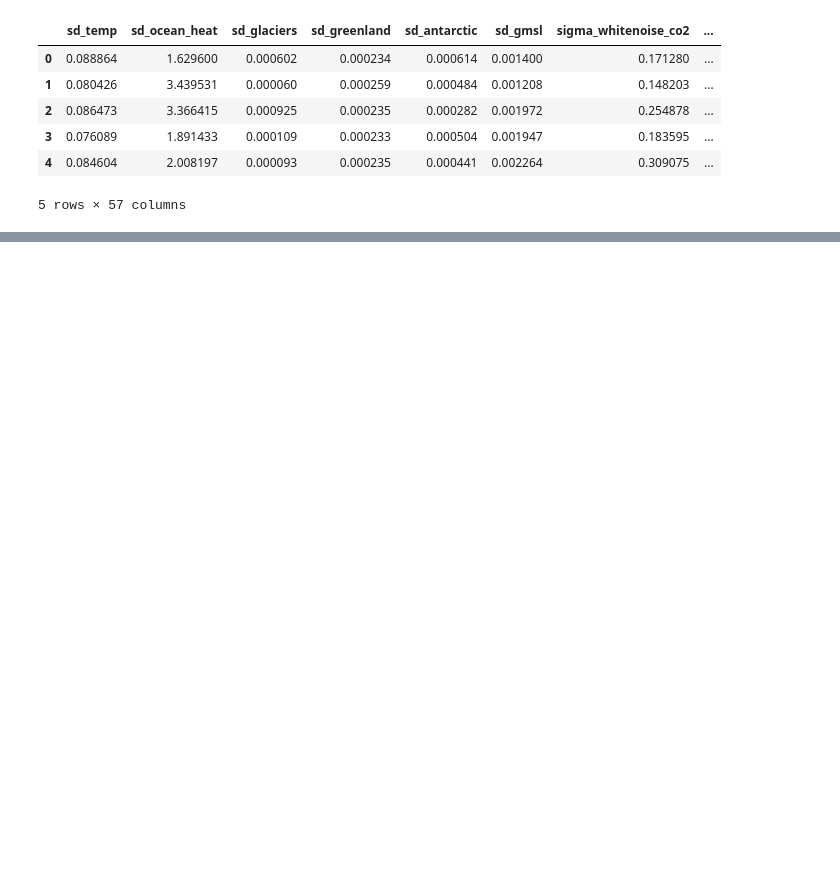
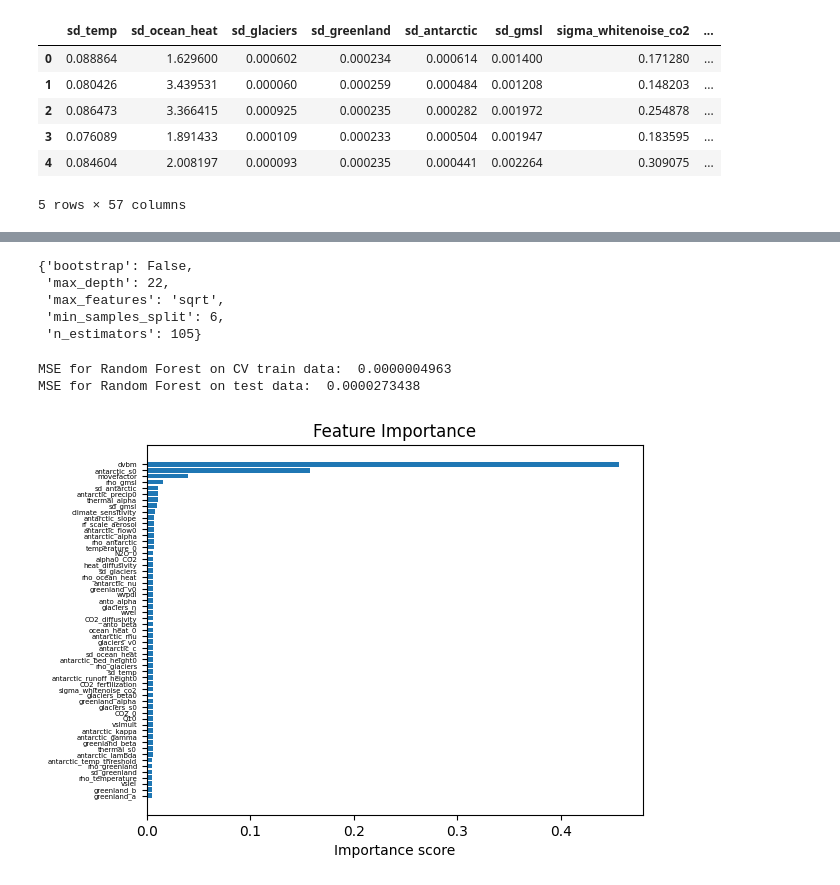
Before and after one commit to Prasannar07/Sea-level-rise, a Jupyter notebook: sneasybrick-ciam.ipynb, the cells around one changed output, grey strips where cells are left out. Drawn from its saved outputs; the diff is of its cells as text; code cells hidden in the pictures; blank space fills up the shorter version.

```diff
--- a/sneasybrick-ciam.ipynb
+++ b/sneasybrick-ciam.ipynb
@@ -76,0 +120,46 @@ CV_reg.best_params_
+# %%
+CV_reg = GridSearchCV(estimator=reg, param_grid=param_grid, cv= 10)
+CV_reg.fit(X_train, y_train)
+
+# Getting the best parameters
+
+CV_reg.best_params_
+# %% [output]
+{'bootstrap': False,
+ 'max_depth': 22,
+ 'max_features': 'sqrt',
+ 'min_samples_split': 6,
+ 'n_estimators': 105}
+# %%
+# Fitting the model with the best parameters
+
+reg1 = RandomForestRegressor(random_state=42, bootstrap=False, max_features='sqrt', min_samples_split = 6,
+n_estimators= 105, max_depth=22)
+reg1.fit(X_train, y_train)
+pred=reg1.predict(X_train)
+pred_test=reg1.predict(X_test)
+
+# Calculating MSE
+
+print("MSE for Random Forest on CV train data: ", "{:.10f}".format(float(mean_squared_error(y_train, pred))))
+print("MSE for Random Forest on test data: ", "{:.10f}".format(float(mean_squared_error(y_test, pred_test))))
+
+
+# Obtaining feature importance
+feature_importance = reg1.feature_importances_
+
+# Sorting features according to importance
+sorted_idx = np.argsort(feature_importance)
+pos = np.arange(sorted_idx.shape[0])
+
+# Plotting feature importances
+plt.barh(pos, feature_importance[sorted_idx], align="center")
+
+plt.yticks(pos, np.array(feature_names)[sorted_idx], size =5)
+
+plt.title("Feature Importance")
+plt.xlabel("Importance score");
+# %% [output]
+MSE for Random Forest on CV train data:  0.0000004963
+MSE for Random Forest on test data:  0.0000273438
+[figure, added]
```
Also changed, not shown: parts of 5 cells of this notebook, 1 other file.
